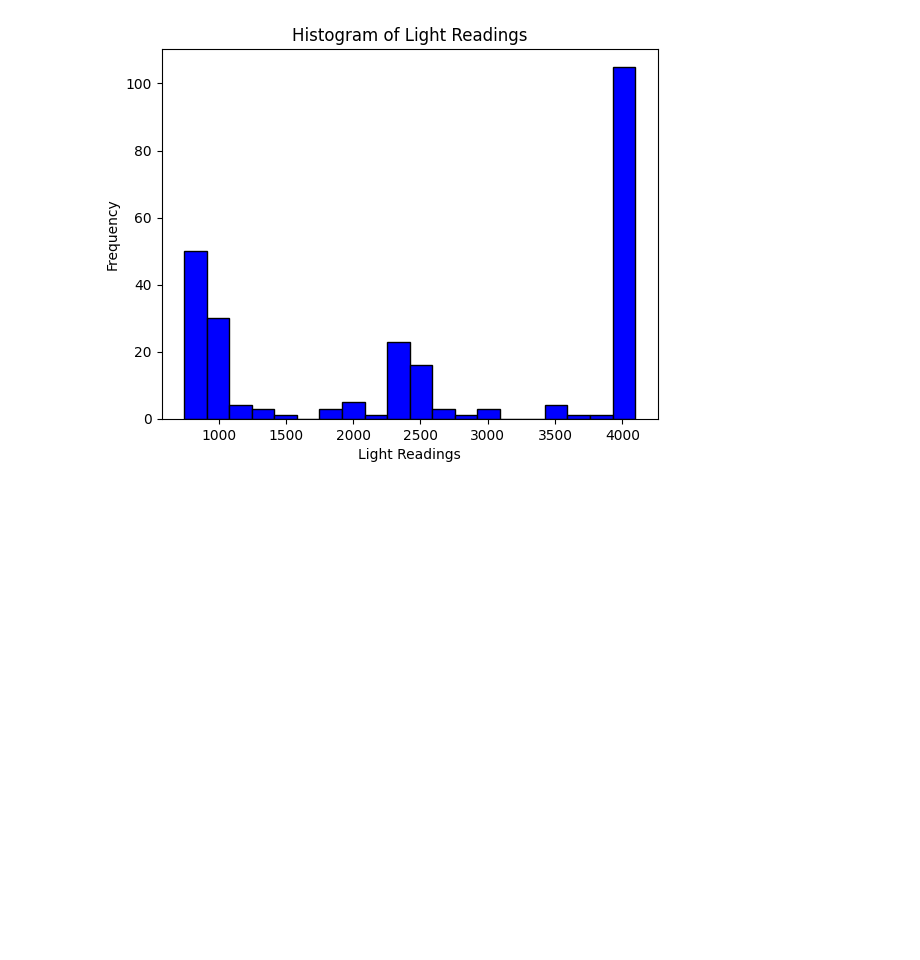
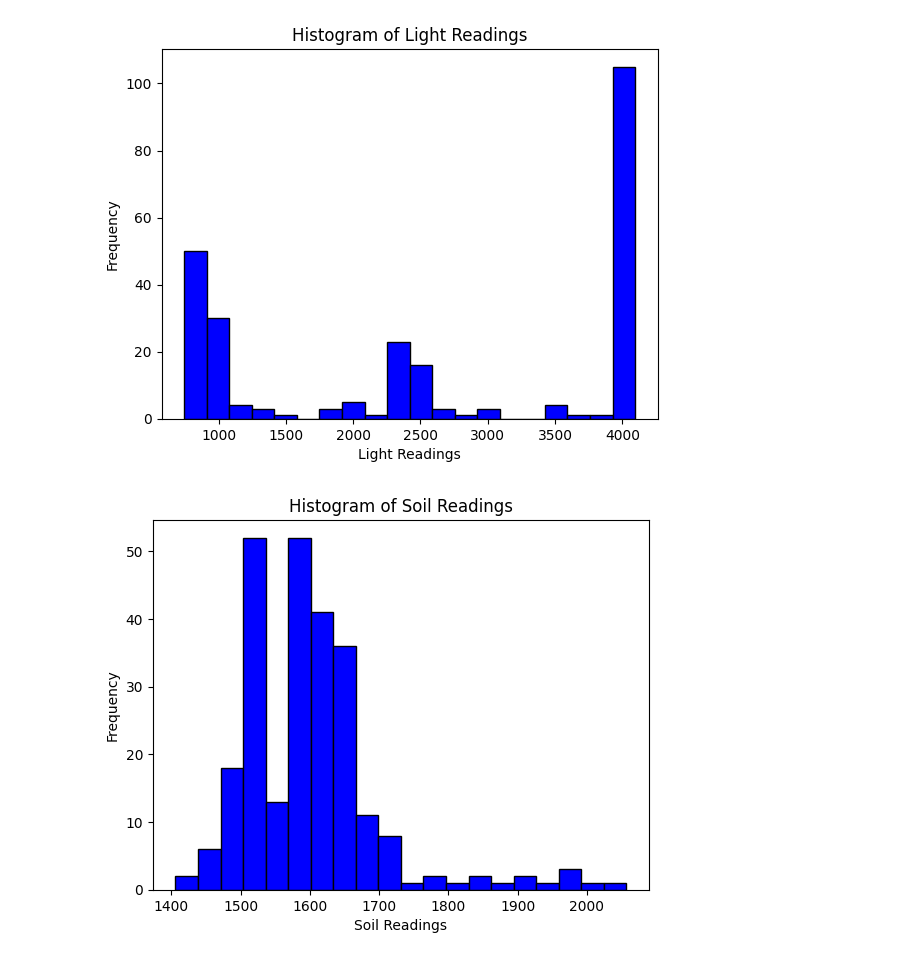
Before and after one commit to saguirregaray1/ia-plant, a Jupyter notebook: planta.ipynb, the cells around one changed output. Drawn from its saved outputs; the diff is of its cells as text; code cells hidden in the pictures; blank space fills up the shorter version.

```diff
--- a/planta.ipynb
+++ b/planta.ipynb
@@ -146,3 +178,11 @@ plt.ylabel('Frequency')
 plt.show()
 # %% [output]
 [figure]
+# %%
+plt.hist(df["soil"], bins=20, color='blue', edgecolor='black')
+plt.title('Histogram of Soil Readings')
+plt.xlabel('Soil Readings')
+plt.ylabel('Frequency')
+plt.show()
+# %% [output]
+[figure, added]
```
Also changed, not shown: parts of 18 cells of this notebook.
